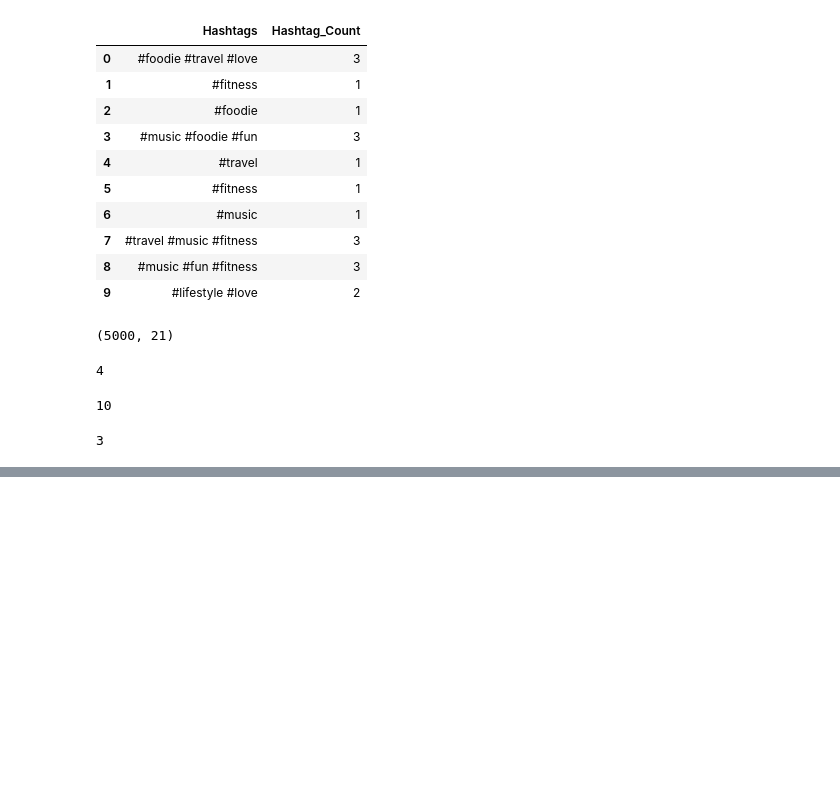
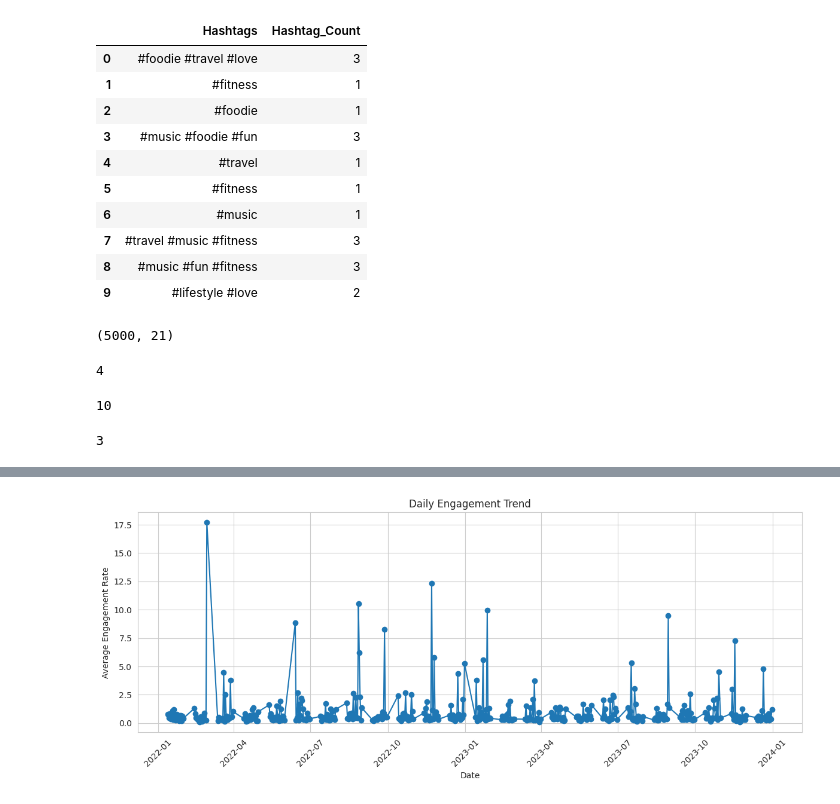
Before and after one commit to Deviapritha/Capstone-Project, a Jupyter notebook: Module End Assignment: Python For Data Analysis “Social Media Engagement Analytics”.ipynb, the cells around one changed output, grey strips where cells are left out. Saved outputs shown, nothing was run; the diff lists cells and outputs as text; code cells hidden in the pictures; blank space fills up the shorter version.

```diff
--- a/Module End Assignment: Python For Data Analysis “Social Media Engagement Analytics”.ipynb
+++ b/Module End Assignment: Python For Data Analysis “Social Media Engagement Analytics”.ipynb
@@ -360,0 +383,25 @@ display(statistical_summary)
+# %%
+df['Posted_At'] = pd.to_datetime(
+    df['Posted_At'],
+    errors='coerce',
+    dayfirst=True
+)
+
+daily_engagement = df.groupby(
+    df['Posted_At'].dt.date
+)['Engagement_Rate'].mean()
+
+plt.figure(figsize=(12, 5))
+
+plt.plot(daily_engagement.index, daily_engagement.values,
+         marker='o')
+
+plt.xlabel('Date')
+plt.ylabel('Average Engagement Rate')
+plt.title('Daily Engagement Trend')
+plt.xticks(rotation=45)
+
+plt.tight_layout()
+plt.show()
+# %% [output]
+[figure, added]
```
Also changed, not shown: parts of 27 cells of this notebook.
